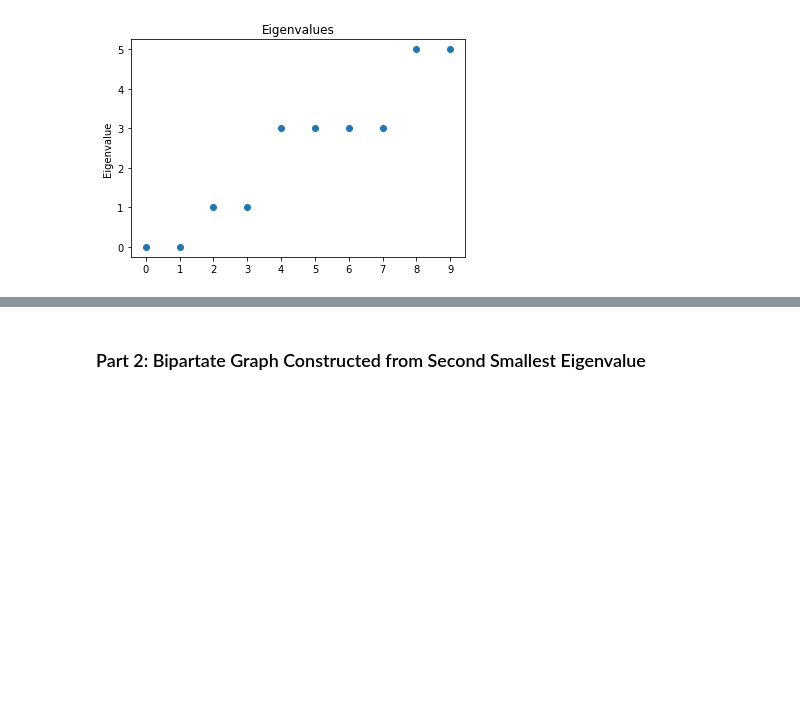
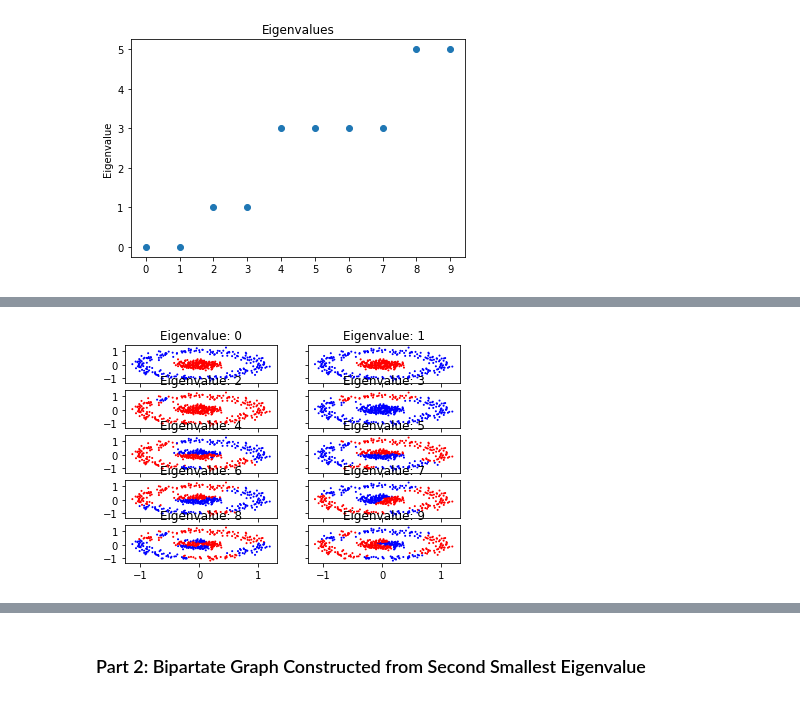
Before and after one commit to serre-lab/synchrony, a Jupyter notebook: supervised/kuramoto/ExploreLaplacian.ipynb, the cells around one changed output, grey strips where cells are left out. Saved outputs shown, nothing was run; the diff lists cells and outputs as text; code cells hidden in the pictures; blank space fills up the shorter version.

```diff
--- a/supervised/kuramoto/ExploreLaplacian.ipynb
+++ b/supervised/kuramoto/ExploreLaplacian.ipynb
@@ -248,0 +257,24 @@ plt.scatter(X[:,0],X[:,1],[],color)
+# %%
+#---plotting for their method, added by me
+def trim_axs(axs, N):
+    """
+    Reduce *axs* to *N* Axes. All further Axes are removed from the figure.
+    """
+    axs = axs.flat
+    for ax in axs[N:]:
+        ax.remove()
+    return axs[:N]
+fig,axs = plt.subplots(5,2,sharex=True,sharey=True)
+axs = trim_axs(axs, 10)
+j = 0
+for ax in axs:
+    clusters = vecs[:,j] > 0
+    color = ['red']*X.shape[0]
+    for i in range(len(clusters)):
+        if clusters[i]==True:
+            color[i] = 'blue'
+    ax.set_title('Eigenvalue: ' + str(j))
+    ax.scatter(X[:,0],X[:,1],[],color)
+    j = j+1
+# %% [output]
+[figure, added]
```
Also changed, not shown: parts of 12 cells of this notebook, 2 other files.
